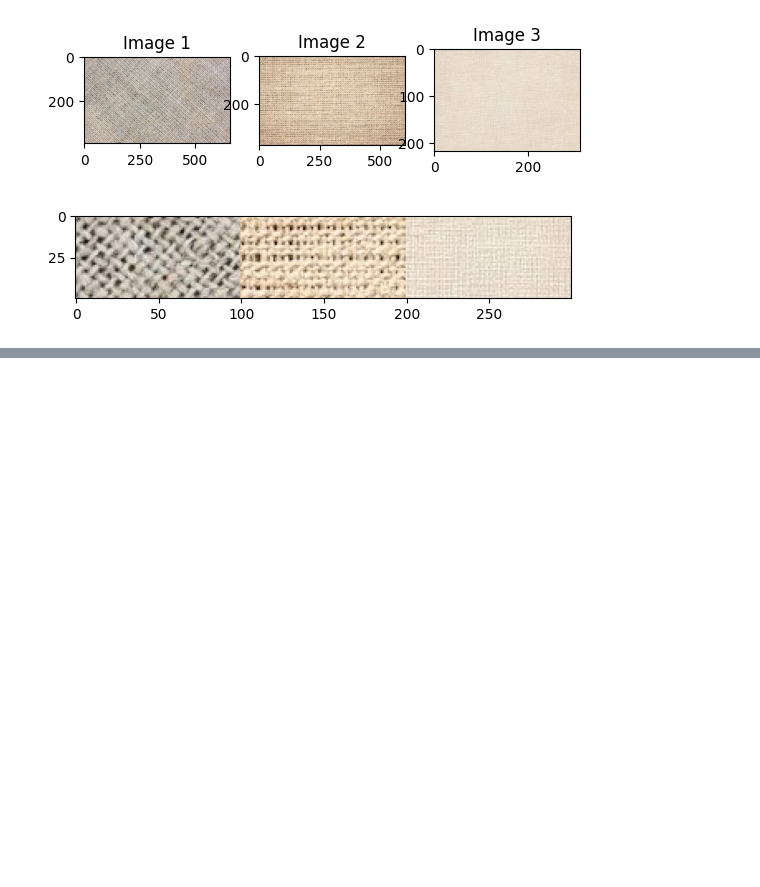
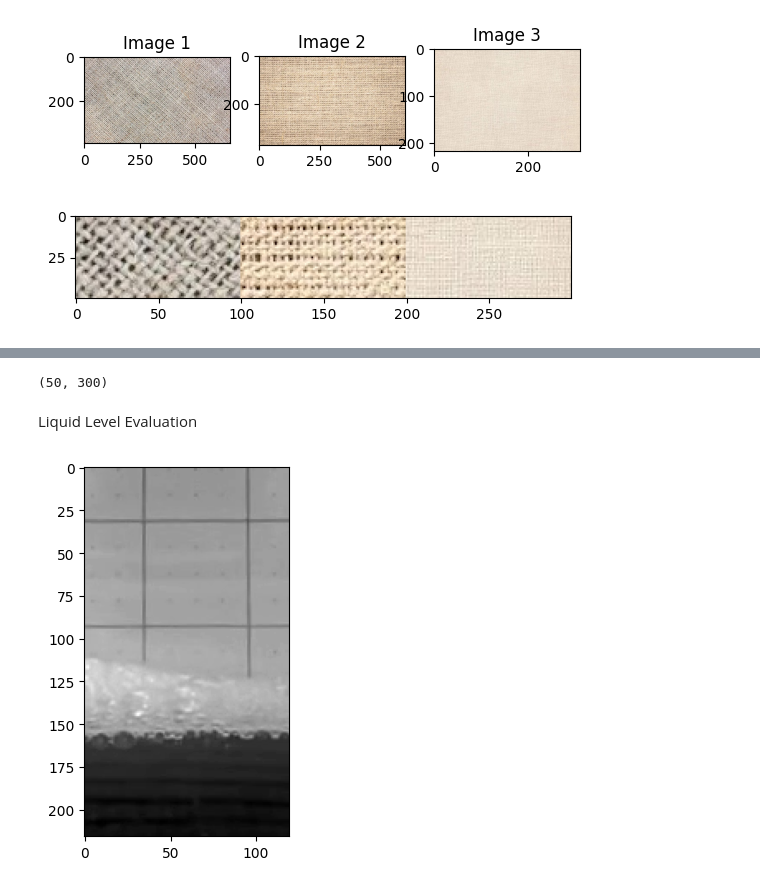
Before and after one commit to tharaka2337/ETM4272, a Jupyter notebook: b5_demos_2.ipynb, the cells around one changed output, grey strips where cells are left out. Saved outputs shown, nothing was run; the diff lists cells and outputs as text; code cells hidden in the pictures; blank space fills up the shorter version.

Commit message:
Add files via upload
Finalized liquid level segmentation via region statistics

```diff
--- a/b5_demos_2.ipynb
+++ b/b5_demos_2.ipynb
@@ -72,0 +115,43 @@ kernel = cv2.getGaborKernel((11, 11), 3, np.pi/4, np.pi/4, 0.5, 0, ktype=cv2.CV_
+# %%
+roiData = []
+# Evaluate roi aggregate statistics for each filtered image
+for i, (img, param) in enumerate(zip(filtered, params)):
+
+    if i == 0:
+        # print img dimensions
+        print(img.shape)
+    # Break img into 3 regions of interest
+    roi1 = img[:, :100]
+    roi2 = img[:, 100:200]
+    roi3 = img[:, 200:]
+    # Calculate the mean, standard deviation, and skewness of each roi
+    roi1_mean = roi1.mean(); roi1_std = roi1.std(); roi1_skew = cv2.moments(roi1)['mu11']
+    roi2_mean = roi2.mean(); roi2_std = roi2.std(); roi2_skew = cv2.moments(roi2)['mu11']
+    roi3_mean = roi3.mean(); roi3_std = roi3.std(); roi3_skew = cv2.moments(roi3)['mu11']
+    # Append the aggregate statistics to roiData
+    roiData.append([roi1_mean, roi1_std, roi1_skew, roi2_mean, roi2_std, roi2_skew, roi3_mean, roi3_std, roi3_skew])
+# %% [output]
+(50, 300)
+# %% [markdown]
+Liquid Level Evaluation
+# %%
+# Initialize a video reader object
+cap = cv2.VideoCapture('demo2_images/liquidVideo.mp4')
+
+# Extract video metadata
+fps = cap.get(cv2.CAP_PROP_FPS)
+width = int(cap.get(cv2.CAP_PROP_FRAME_WIDTH))
+height = int(cap.get(cv2.CAP_PROP_FRAME_HEIGHT))
+num_frames = int(cap.get(cv2.CAP_PROP_FRAME_COUNT))
+# Read in the 100th frame
+cap.set(cv2.CAP_PROP_POS_FRAMES, 100)
+ret, frame = cap.read()
+
+# Convert the frame to grayscale
+frame_gray = cv2.cvtColor(frame, cv2.COLOR_BGR2GRAY)
+
+# Show the frame
+plt.imshow(frame_gray, cmap='gray')
+plt.show()
+# %% [output]
+[figure, added]
```
Also changed, not shown: parts of 8 cells of this notebook.
